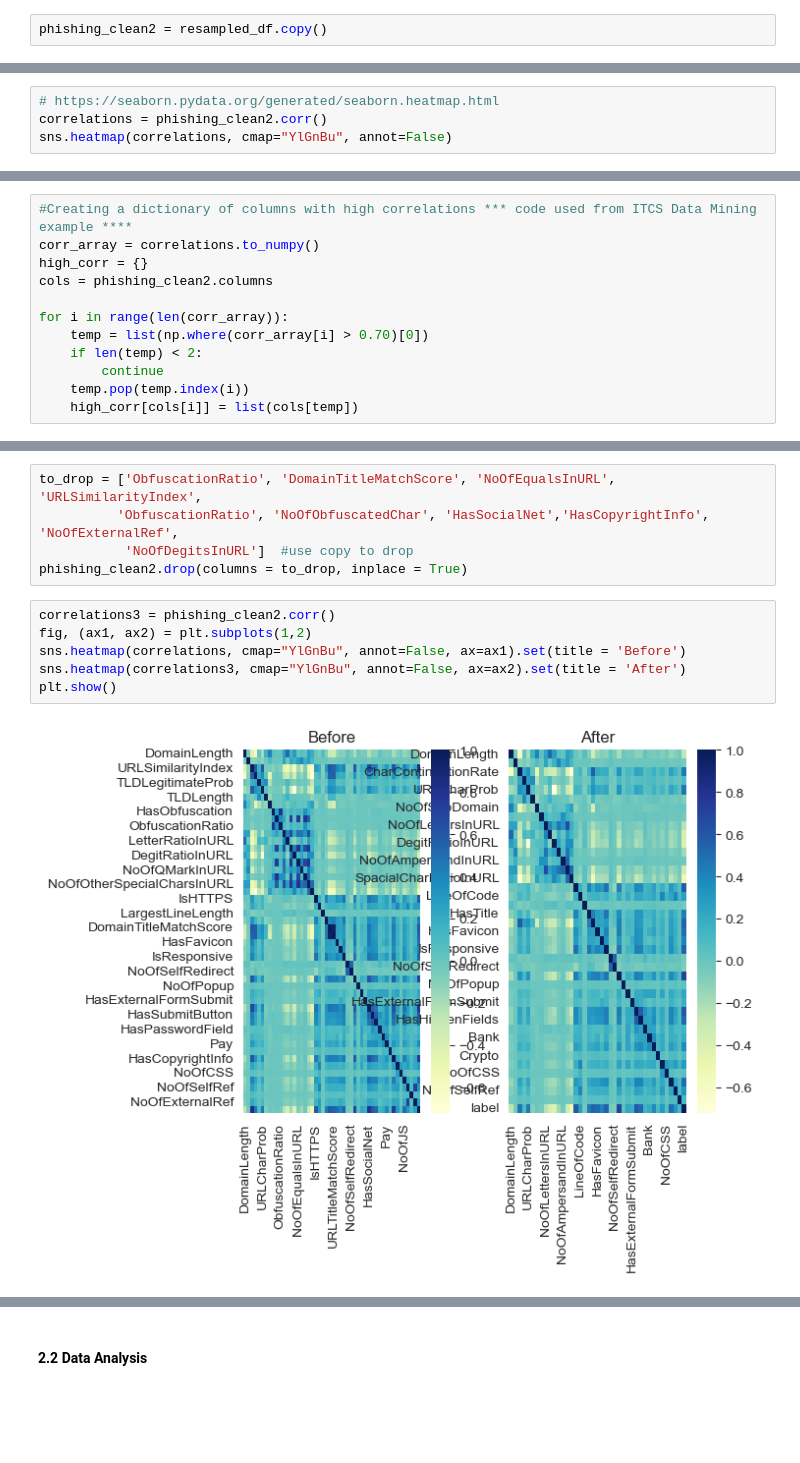
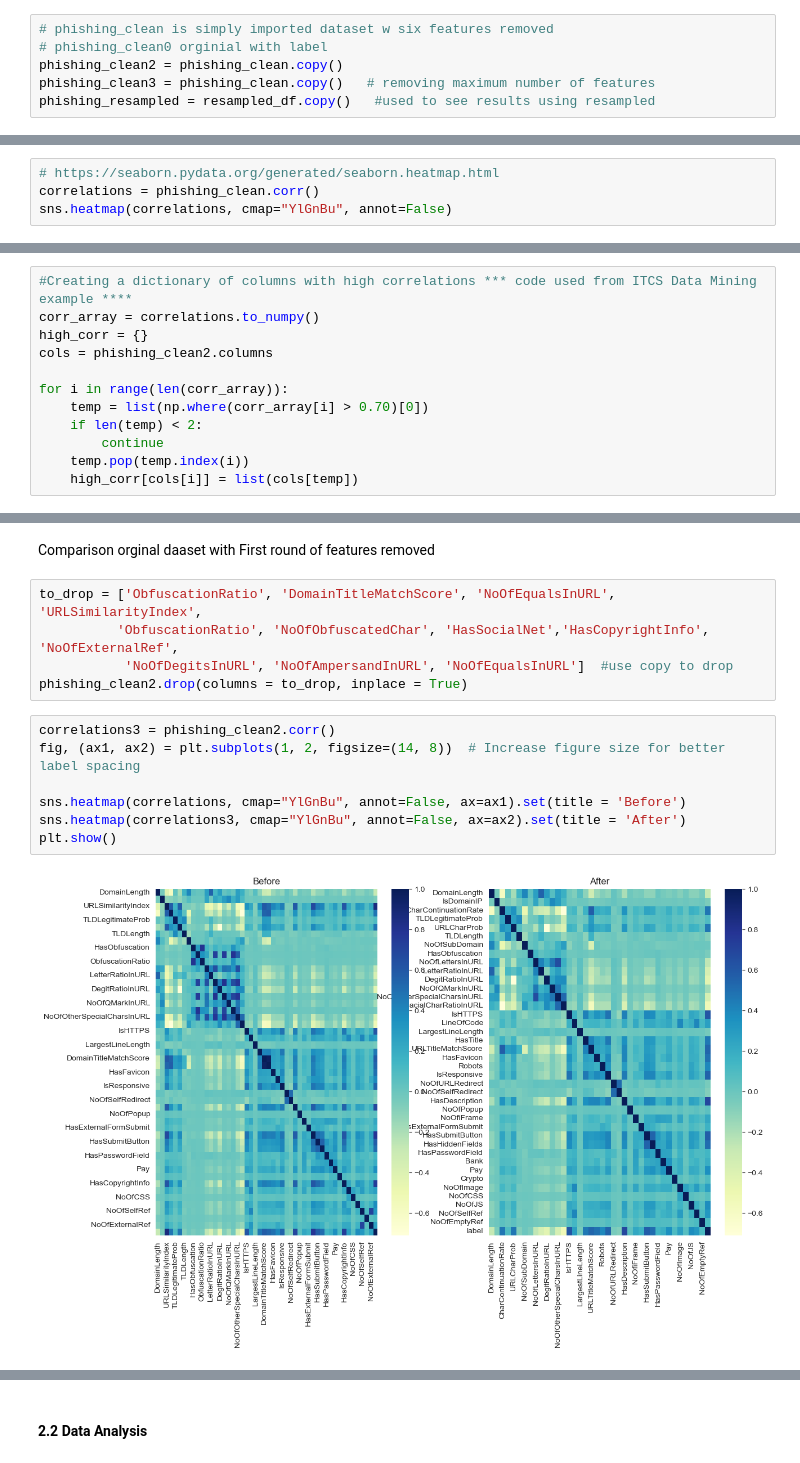
Before and after one commit to pmb-7684/Intro_MachineLearning, a Jupyter notebook: ML_final2025-2.ipynb, the cells around one changed output, grey strips where cells are left out. Drawn from its saved outputs; the diff is of its cells as text; blank space fills up the shorter version.

```diff
--- a/ML_final2025-2.ipynb
+++ b/ML_final2025-2.ipynb
@@ -173,5 +174,9 @@ Resampled class distribution: Counter({np.int64(0): 100945, np.int64(1): 100945}
 Text(0, 0.5, 'Frequency')
 [figure]
 # %%
-phishing_clean2 = resampled_df.copy()
+# phishing_clean is simply imported dataset w six features removed
+# phishing_clean0 orginial with label
+phishing_clean2 = phishing_clean.copy()
+phishing_clean3 = phishing_clean.copy()   # removing maximum number of features
+phishing_resampled = resampled_df.copy()   #used to see results using resampled
 # %%
@@ -200,7 +205,7 @@ phishing_clean2.corr()
 50 rows × 50 columns
 # %%
 # https://seaborn.pydata.org/generated/seaborn.heatmap.html
-correlations = phishing_clean2.corr()
+correlations = phishing_clean.corr()
 sns.heatmap(correlations, cmap="YlGnBu", annot=False)
 # %% [output]
 <Axes: >
@@ -323,13 +328,16 @@ sns.heatmap(high_corr)
+# %% [markdown]
+Comparison orginal daaset with First round of features removed
 # %%
 to_drop = ['ObfuscationRatio', 'DomainTitleMatchScore', 'NoOfEqualsInURL', 'URLSimilarityIndex',
           'ObfuscationRatio', 'NoOfObfuscatedChar', 'HasSocialNet','HasCopyrightInfo', 'NoOfExternalRef',
-           'NoOfDegitsInURL']  #use copy to drop
+           'NoOfDegitsInURL', 'NoOfAmpersandInURL', 'NoOfEqualsInURL']  #use copy to drop
 phishing_clean2.drop(columns = to_drop, inplace = True)
 # %%
 correlations3 = phishing_clean2.corr()
-fig, (ax1, ax2) = plt.subplots(1,2)
+fig, (ax1, ax2) = plt.subplots(1, 2, figsize=(14, 8))  # Increase figure size for better label spacing
+
 sns.heatmap(correlations, cmap="YlGnBu", annot=False, ax=ax1).set(title = 'Before')
 sns.heatmap(correlations3, cmap="YlGnBu", annot=False, ax=ax2).set(title = 'After')
 plt.show()
 # %% [output]
-[figure, old version]
+[figure, new version]
```
Also changed, not shown: parts of 21 cells of this notebook.
